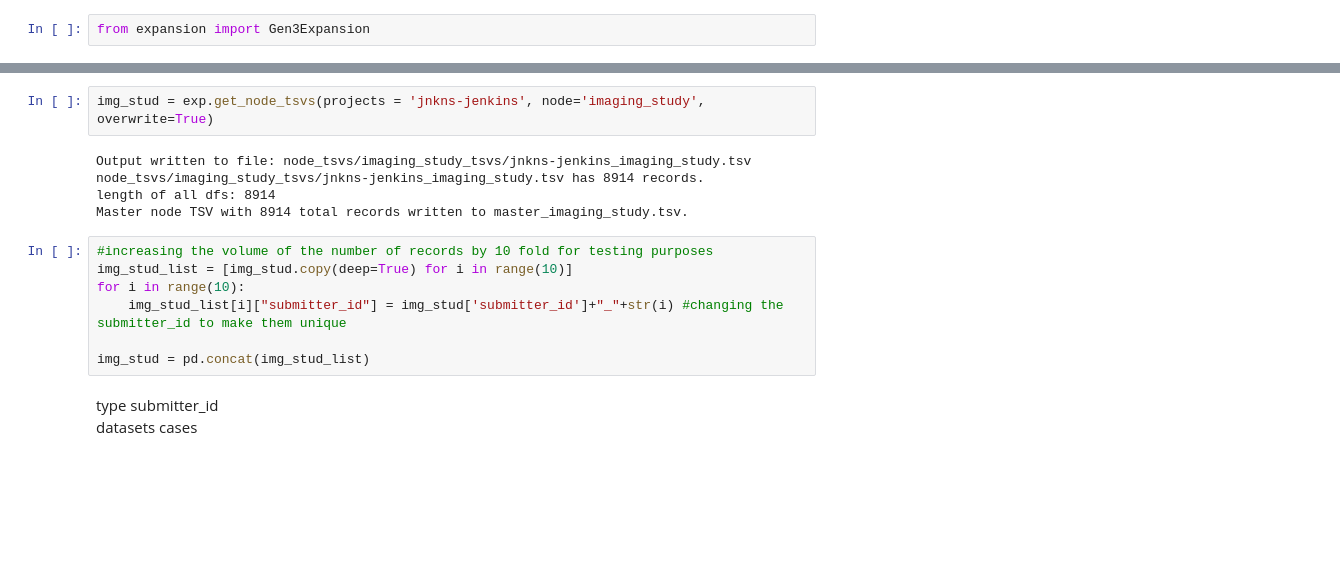
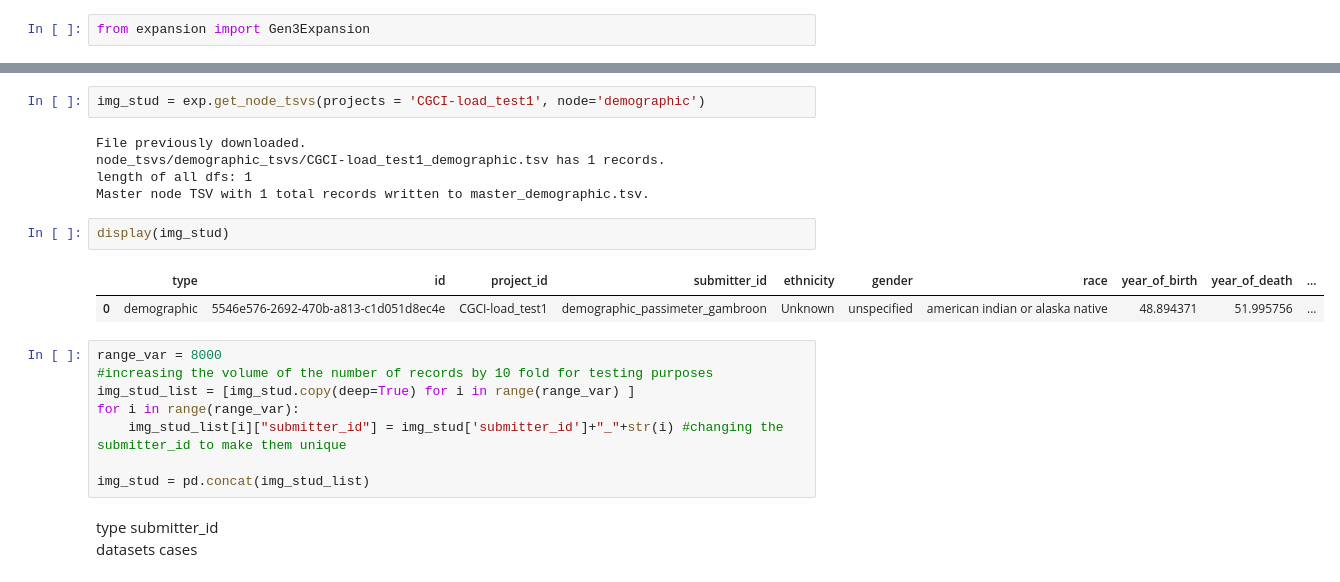
Before and after one commit to uc-cdis/sheepdog, a Jupyter notebook: stress_testing/sd_stress.ipynb, the cells around one changed output, grey strips where cells are left out. Cells and saved outputs as stored; diff of their text form; blank space fills up the shorter version.

```diff
--- a/stress_testing/sd_stress.ipynb
+++ b/stress_testing/sd_stress.ipynb
@@ -28,14 +98,20 @@ Getting all project_ids you have access to in https://qa-midrc.planx-pla.net/
 # %%
-img_stud = exp.get_node_tsvs(projects = 'jnkns-jenkins', node='imaging_study', overwrite=True)
+img_stud = exp.get_node_tsvs(projects = 'CGCI-load_test1', node='demographic')
 # %% [output]
-Output written to file: node_tsvs/imaging_study_tsvs/jnkns-jenkins_imaging_study.tsv
-node_tsvs/imaging_study_tsvs/jnkns-jenkins_imaging_study.tsv has 8914 records.
-length of all dfs: 8914
-Master node TSV with 8914 total records written to master_imaging_study.tsv.
+File previously downloaded.
+node_tsvs/demographic_tsvs/CGCI-load_test1_demographic.tsv has 1 records.
+length of all dfs: 1
+Master node TSV with 1 total records written to master_demographic.tsv.
+# %%
+display(img_stud)
+# %% [output]
+|  | type | id | project_id | submitter_id | ethnicity | gender | race | year_of_birth | year_of_death | ... |
+| 0 | demographic | 5546e576-2692-470b-a813-c1d051d8ec4e | CGCI-load_test1 | demographic_passimeter_gambroon | Unknown | unspecified | american indian or alaska native | 48.894371 | 51.995756 | ... |
 # %%
+range_var = 8000
 #increasing the volume of the number of records by 10 fold for testing purposes
-img_stud_list = [img_stud.copy(deep=True) for i in range(10)]
-for i in range(10):
+img_stud_list = [img_stud.copy(deep=True) for i in range(range_var) ]
+for i in range(range_var):
     img_stud_list[i]["submitter_id"] = img_stud['submitter_id']+"_"+str(i) #changing the submitter_id to make them unique
 
 img_stud = pd.concat(img_stud_list)
```
Also changed, not shown: parts of 14 cells of this notebook, 1 other file.
